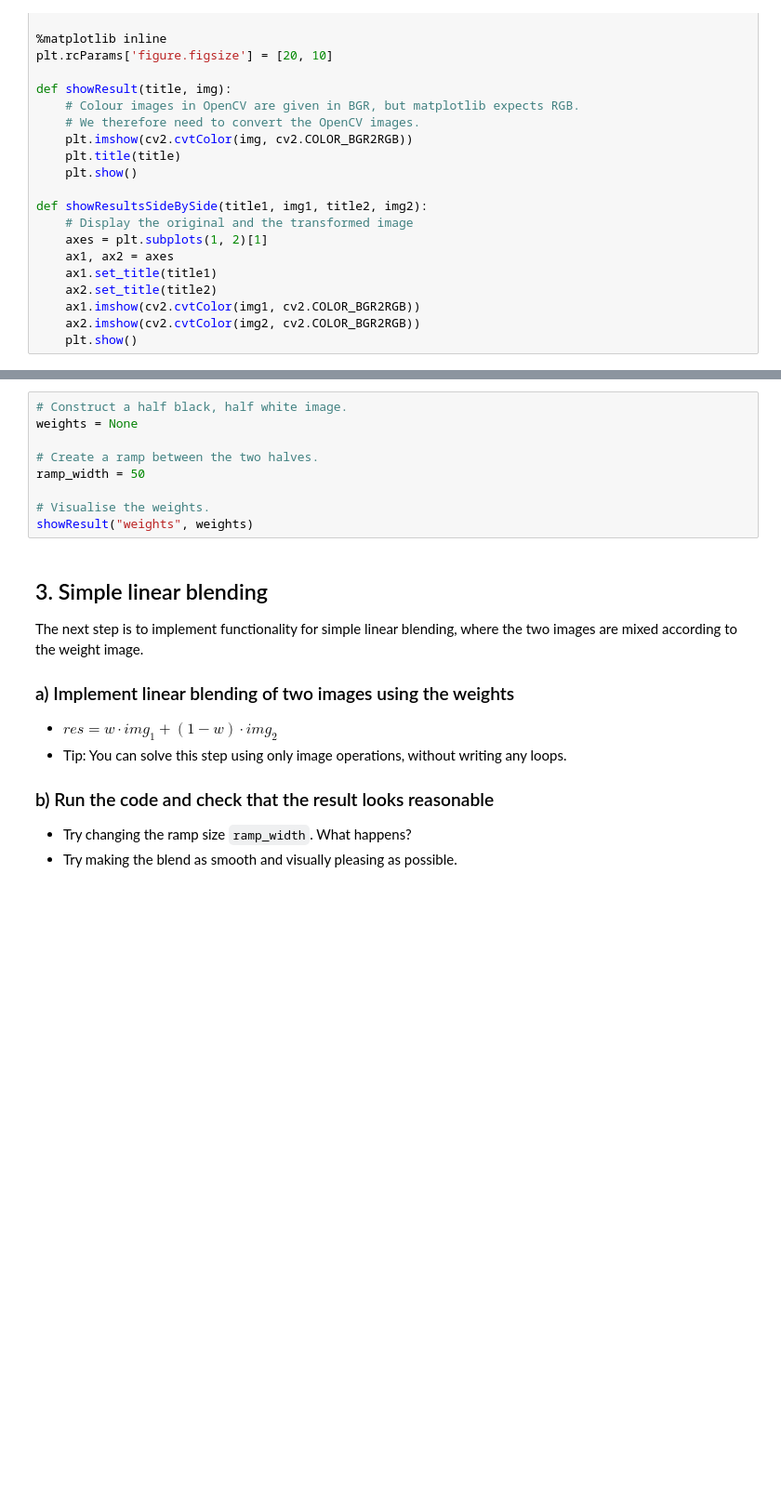
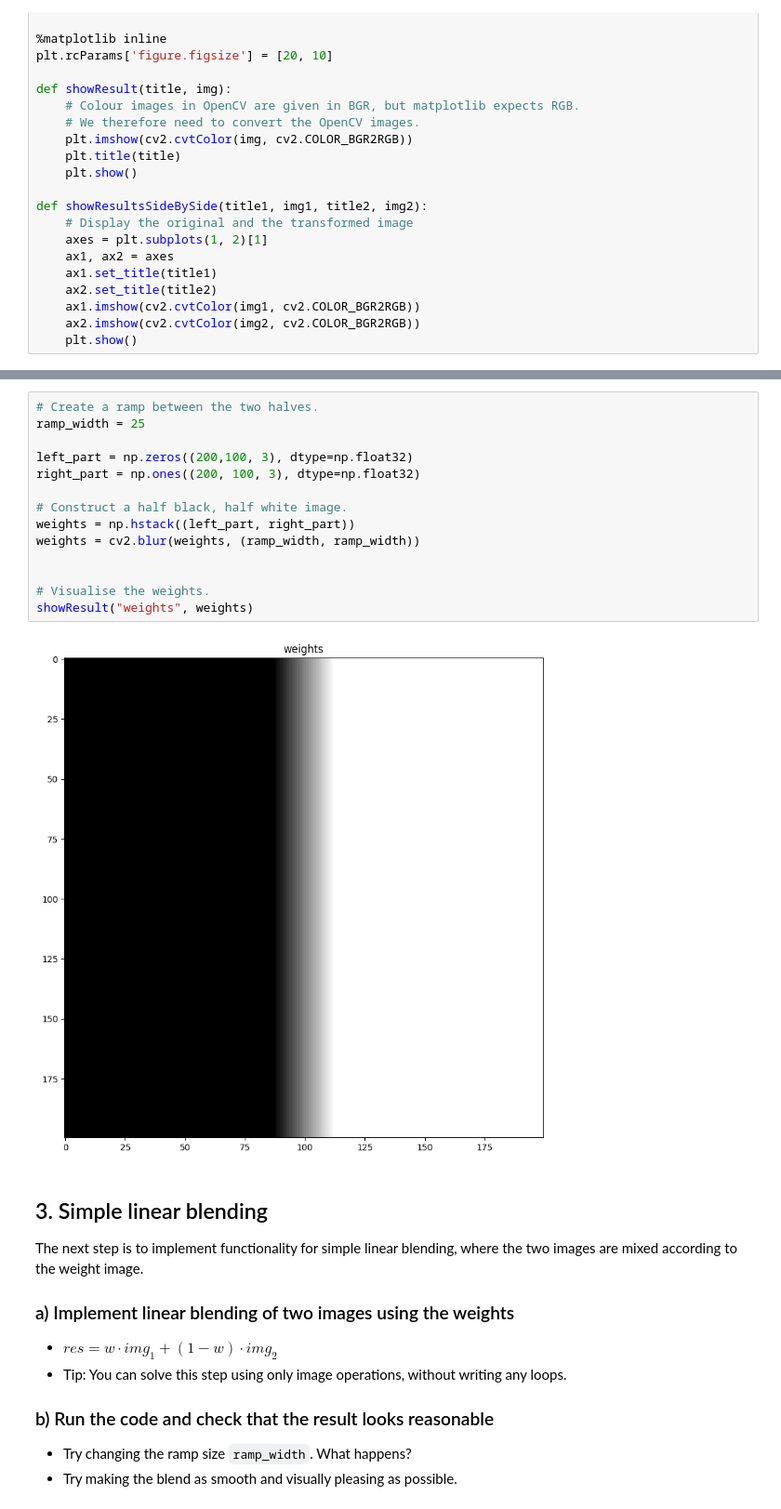
Before and after one commit to Podolskigutten/lab-image-blending-py, a Jupyter notebook: lab-image-blending.ipynb, the cells around one changed output, grey strips where cells are left out. Shown at 93% size. Drawn from its saved outputs; the diff is of its cells as text; blank space fills up the shorter version.

```diff
--- a/lab-image-blending.ipynb
+++ b/lab-image-blending.ipynb
@@ -70,15 +73,22 @@ A weight of 1 means that the blended pixel will be equal to the corresponding pi
    - Hint: [cv::blur](https://docs.opencv.org/4.5.5/d4/d86/group__imgproc__filter.html#ga8c45db9afe636703801b0b2e440fce37)
 
    ![Weight image with ramp](img/gradient.png)
-# %%
-# Construct a half black, half white image.
-weights = None
-
-# Create a ramp between the two halves.
-ramp_width = 50
-
-# Visualise the weights.
-showResult("weights", weights)
+# %%
+# Create a ramp between the two halves.
+ramp_width = 25
+
+left_part = np.zeros((200,100, 3), dtype=np.float32)
+right_part = np.ones((200, 100, 3), dtype=np.float32)
+
+# Construct a half black, half white image.
+weights = np.hstack((left_part, right_part))
+weights = cv2.blur(weights, (ramp_width, ramp_width))
+
+
+# Visualise the weights.
+showResult("weights", weights)
+# %% [output]
+[figure, added]
 # %% [markdown]
 ## 3. Simple linear blending
 The next step is to implement functionality for simple linear blending, where the two images are mixed according to the weight image.
```
Also changed, not shown: parts of 3 cells of this notebook.
